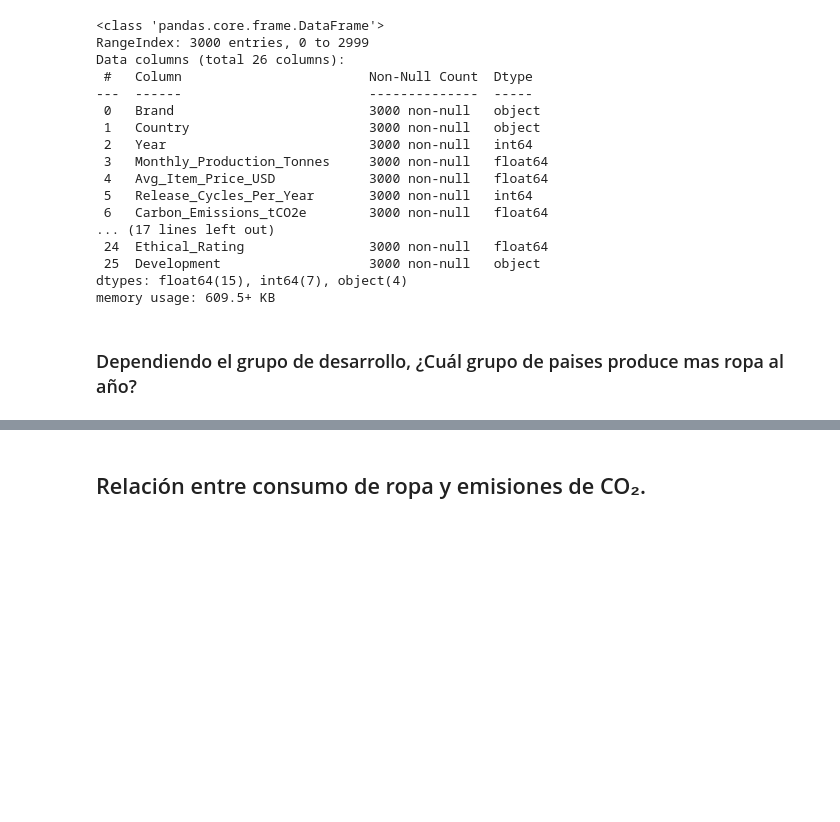
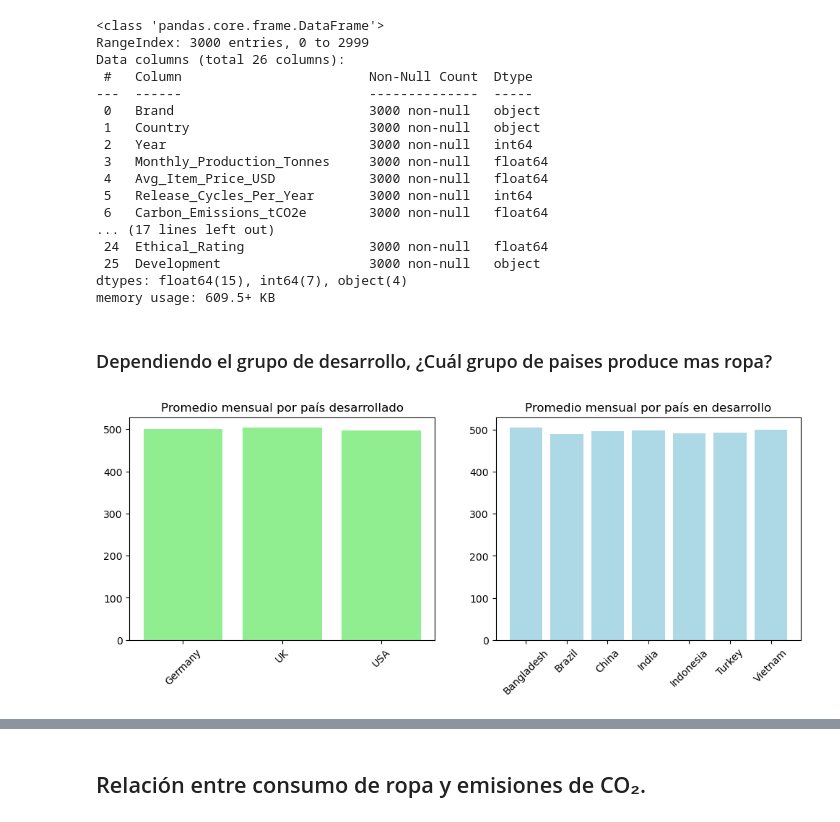
Before and after one commit to AlejandroSegura24/fast-fashion-analysis, a Jupyter notebook: notebooks/exploracion_fast_fashion.ipynb, the cells around one changed output, grey strips where cells are left out. Drawn from its saved outputs; the diff is of its cells as text; code cells hidden in the pictures; blank space fills up the shorter version.

```diff
--- a/notebooks/exploracion_fast_fashion.ipynb
+++ b/notebooks/exploracion_fast_fashion.ipynb
@@ -191,5 +191,23 @@ Data columns (total 26 columns):
 dtypes: float64(15), int64(7), object(4)
 memory usage: 609.5+ KB
 # %% [markdown]
-### Dependiendo el grupo de desarrollo, ¿Cuál grupo de paises produce mas ropa al año?
+### Dependiendo el grupo de desarrollo, ¿Cuál grupo de paises produce mas ropa?
+# %%
+country_development = data[data['Development']== 'Desarrollado']
+country_not_development = data[data['Development']== 'En desarrollo']
+
+prod_mensual_dev = country_development.groupby('Country')['Monthly_Production_Tonnes'].mean()
+prod_mensual_no_dev = country_not_development.groupby('Country')['Monthly_Production_Tonnes'].mean()
+
+fig, axs = plt.subplots(1, 2, figsize=(12, 4))
+
+axs[0].bar(prod_mensual_dev.index, prod_mensual_dev.values, color='lightgreen')
+axs[0].set_title('Promedio mensual por país desarrollado')
+axs[0].tick_params(axis='x', rotation=45)
+
+axs[1].bar(prod_mensual_no_dev.index, prod_mensual_no_dev.values, color='lightblue')
+axs[1].set_title('Promedio mensual por país en desarrollo')
+axs[1].tick_params(axis='x', rotation=45)
+# %% [output]
+[figure, added]
 # %%
```
Also changed, not shown: parts of 7 cells of this notebook.
